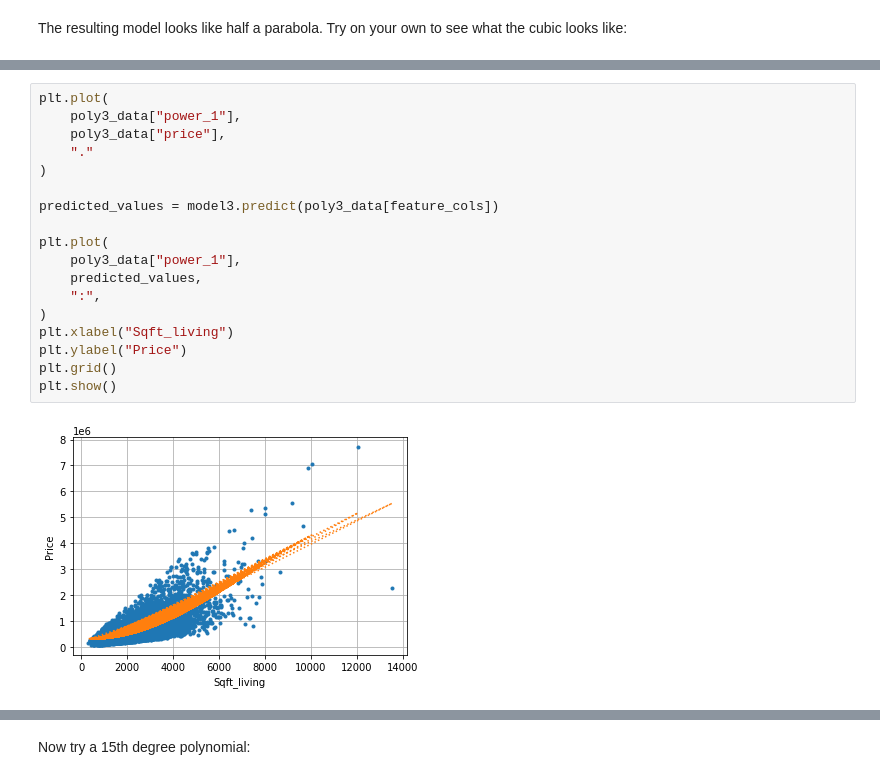
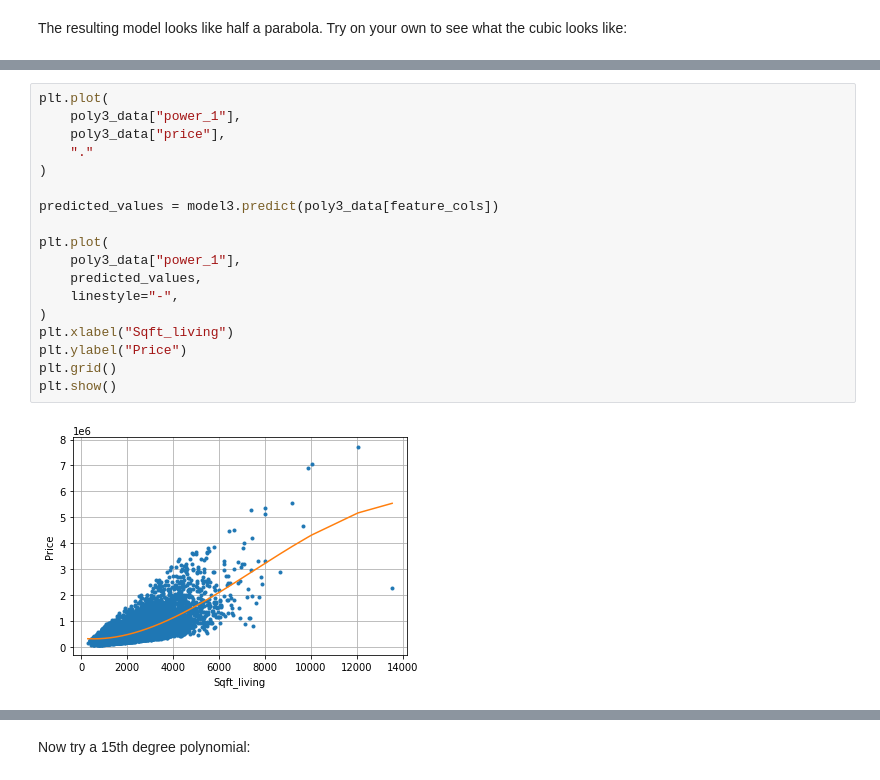
Before and after one commit to GreatBahram/washington-machine-learning-specialization, a Jupyter notebook: 02-Regression/week03/REG03-NB01.ipynb, the cells around one changed output, grey strips where cells are left out. Cells and saved outputs as stored; diff of their text form.

```diff
--- a/02-Regression/week03/REG03-NB01.ipynb
+++ b/02-Regression/week03/REG03-NB01.ipynb
@@ -243,23 +226,23 @@ pd.DataFrame(
 # %%
 plt.plot(
     poly3_data["power_1"],
     poly3_data["price"],
     "."
 )
 
 predicted_values = model3.predict(poly3_data[feature_cols])
 
 plt.plot(
     poly3_data["power_1"],
     predicted_values,
-    ":",
+    linestyle="-",
 )
 plt.xlabel("Sqft_living")
 plt.ylabel("Price")
 plt.grid()
 plt.show()
 # %% [output]
-[figure, old version]
+[figure, new version]
 # %%
 plt.plot(
     poly3_data["power_1"],
```
Also changed, not shown: parts of 26 cells of this notebook.
